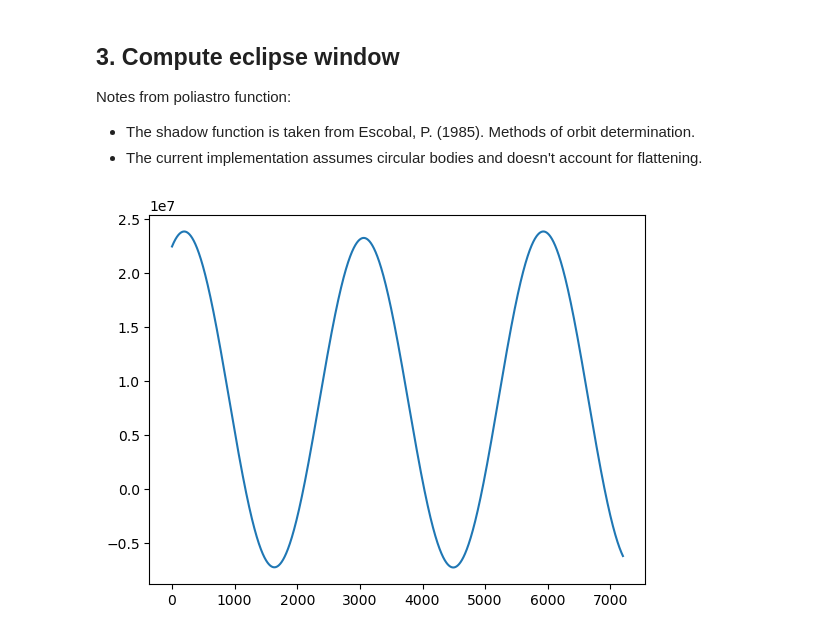
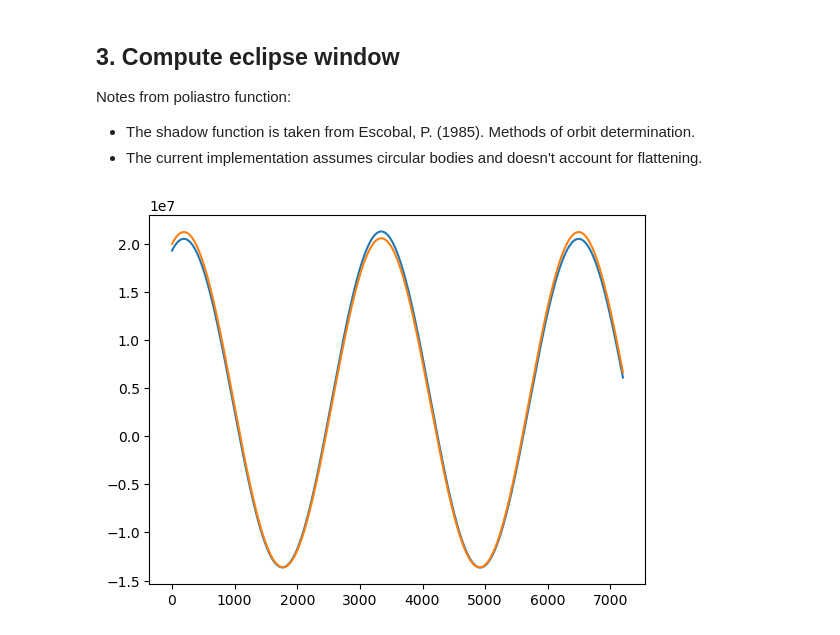
Before and after one commit to CHESS-mission/digital_twin_CubeSat, a Jupyter notebook: src/notebooks/propagator_functions.ipynb, the cells around one changed output. Drawn from its saved outputs; the diff is of its cells as text; code cells hidden in the pictures.

Commit message:
Added cvisibility and eclipse functions and cleaned GroundStation and Propagator classes

```diff
--- a/src/notebooks/propagator_functions.ipynb
+++ b/src/notebooks/propagator_functions.ipynb
@@ -210,9 +213,9 @@ def angle_between_vectors(A, B):
 
 # example to understand: this algorithm always return positive value between 0 and 180 degrees
 # since the "range" is symmetrix with the ground station (elevation angle), this is not a problem here
-u = np.array([[1, 0], [0, 1], [1, -1]])
-v = np.array([[1, 0]])
-angle_deg = angle_between_vectors(u, v)
+ui = np.array([[1, 0], [0, 1], [1, -1]])
+vi = np.array([[1, 0]])
+angle_deg = angle_between_vectors(ui, vi)
 # print(angle_deg)
 # %% [output]
 (7201, 3)
@@ -236,7 +239,8 @@ k = Earth.k.to_value(u.km**3 / u.s**2)
 R_sec = Sun.R.to_value(u.km)
 R_pri = Earth.R.to_value(u.km)
 
-eclipses = []
+eclipses_umbra = []
+eclipses_penumbra = []
 for i in range(len(epochs)):
     epoch = epochs[i]
     r = rr[i]
@@ -249,10 +253,18 @@ for i in range(len(epochs)):
     r_sec = ((r_sec_ssb - r_pri_ssb).xyz << u.km).value
     # print(r_sec)
 
-    eclipse = eclipse_function(k, np.hstack((r, v)), r_sec, R_sec, R_pri, umbra=False)
-    eclipses.append(eclipse)
-
-plt.plot(eclipses)
-plt.show()
+    eclipse_umbra = eclipse_function(
+        k, np.hstack((r, v)), r_sec, R_sec, R_pri, umbra=True
+    )
+    eclipse_penumbra = eclipse_function(
+        k, np.hstack((r, v)), r_sec, R_sec, R_pri, umbra=False
+    )
+    eclipses_umbra.append(eclipse_umbra)
+    eclipses_penumbra.append(eclipse_penumbra)
-# %% [output]
-[figure, removed]
+# %%
+plt.plot(eclipses_umbra, label="umbra")
+plt.plot(eclipses_penumbra, label="penumbra")
+# plt.ylim((-1, 1))
+plt.show()
+# %% [output]
+[figure, added]
```
Also changed, not shown: parts of 3 cells of this notebook, 14 other files.
